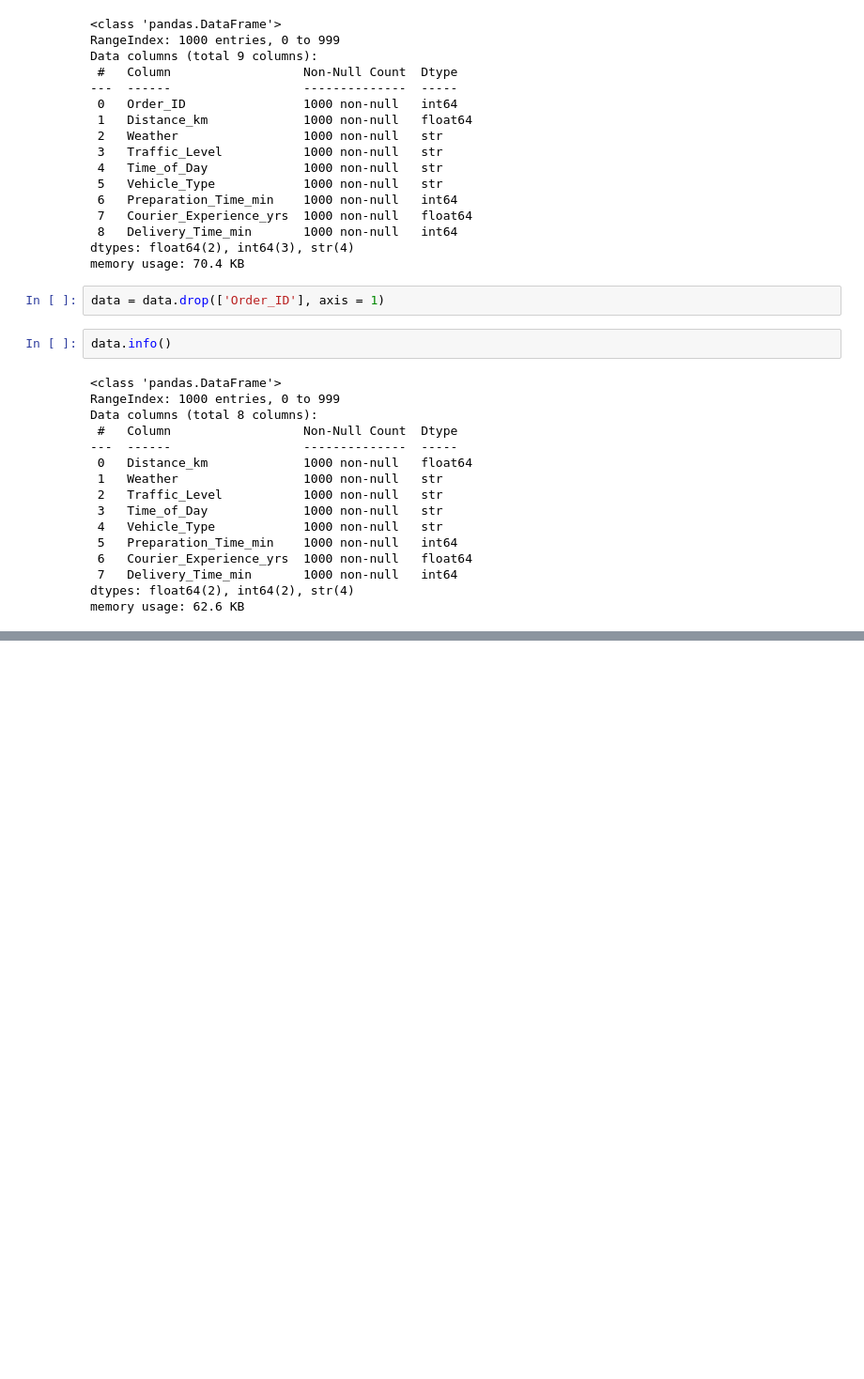
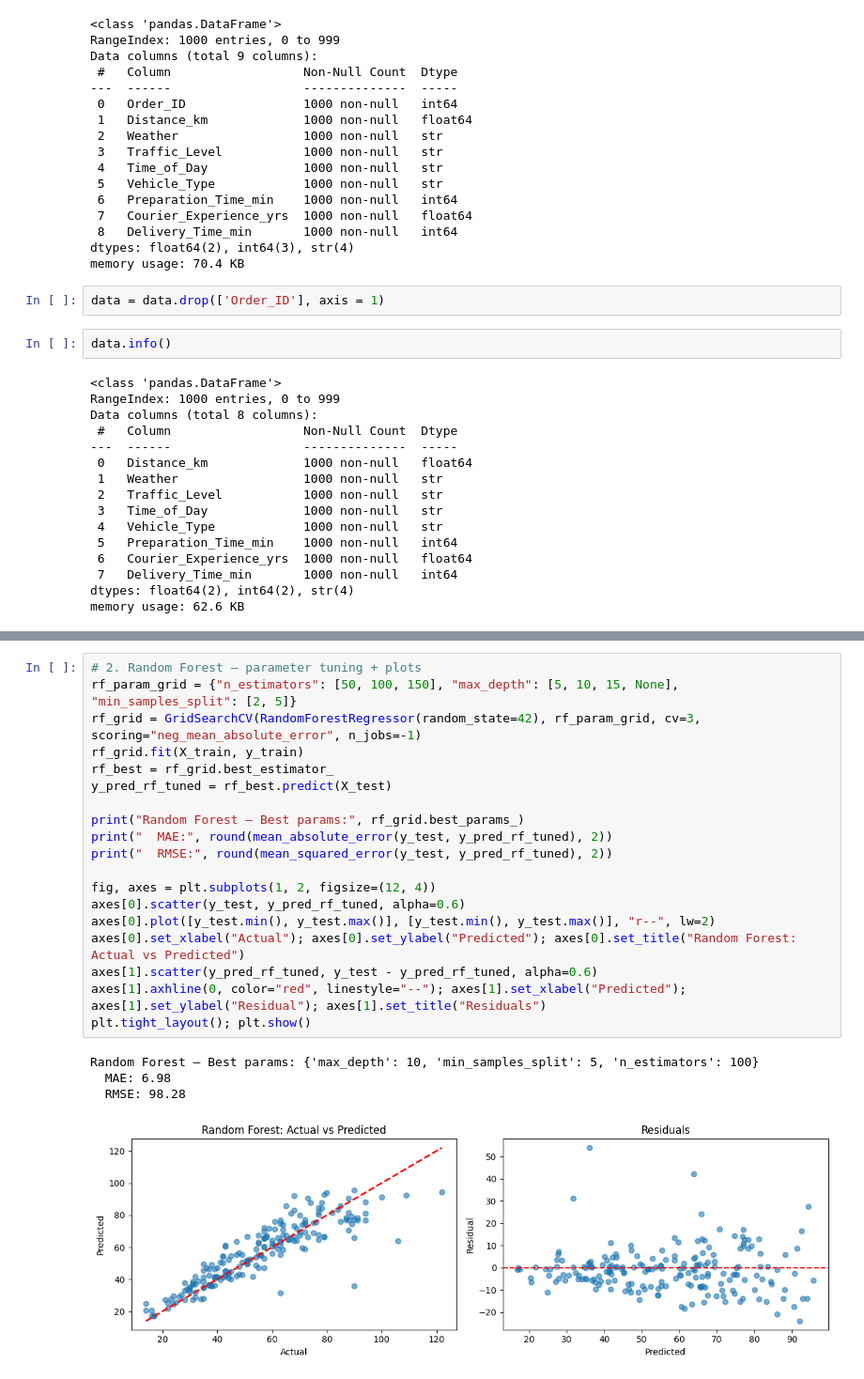
Before and after one commit to Aryan7440/Smart-food-delivery, a Jupyter notebook: notebook/food_delivery_estimation.ipynb, the cells around one changed output, grey strips where cells are left out. Shown at 94% size. Cells and saved outputs as stored; diff of their text form; blank space fills up the shorter version.

```diff
--- a/notebook/food_delivery_estimation.ipynb
+++ b/notebook/food_delivery_estimation.ipynb
@@ -127,0 +314,24 @@ data.head(10)
+# %%
+# 2. Random Forest — parameter tuning + plots
+rf_param_grid = {"n_estimators": [50, 100, 150], "max_depth": [5, 10, 15, None], "min_samples_split": [2, 5]}
+rf_grid = GridSearchCV(RandomForestRegressor(random_state=42), rf_param_grid, cv=3, scoring="neg_mean_absolute_error", n_jobs=-1)
+rf_grid.fit(X_train, y_train)
+rf_best = rf_grid.best_estimator_
+y_pred_rf_tuned = rf_best.predict(X_test)
+
+print("Random Forest — Best params:", rf_grid.best_params_)
+print("  MAE:", round(mean_absolute_error(y_test, y_pred_rf_tuned), 2))
+print("  RMSE:", round(mean_squared_error(y_test, y_pred_rf_tuned), 2))
+
+fig, axes = plt.subplots(1, 2, figsize=(12, 4))
+axes[0].scatter(y_test, y_pred_rf_tuned, alpha=0.6)
+axes[0].plot([y_test.min(), y_test.max()], [y_test.min(), y_test.max()], "r--", lw=2)
+axes[0].set_xlabel("Actual"); axes[0].set_ylabel("Predicted"); axes[0].set_title("Random Forest: Actual vs Predicted")
+axes[1].scatter(y_pred_rf_tuned, y_test - y_pred_rf_tuned, alpha=0.6)
+axes[1].axhline(0, color="red", linestyle="--"); axes[1].set_xlabel("Predicted"); axes[1].set_ylabel("Residual"); axes[1].set_title("Residuals")
+plt.tight_layout(); plt.show()
+# %% [output]
+Random Forest — Best params: {'max_depth': 10, 'min_samples_split': 5, 'n_estimators': 100}
+  MAE: 6.98
+  RMSE: 98.28
+[figure, added]
```
Also changed, not shown: parts of 19 cells of this notebook, 5 other files.
